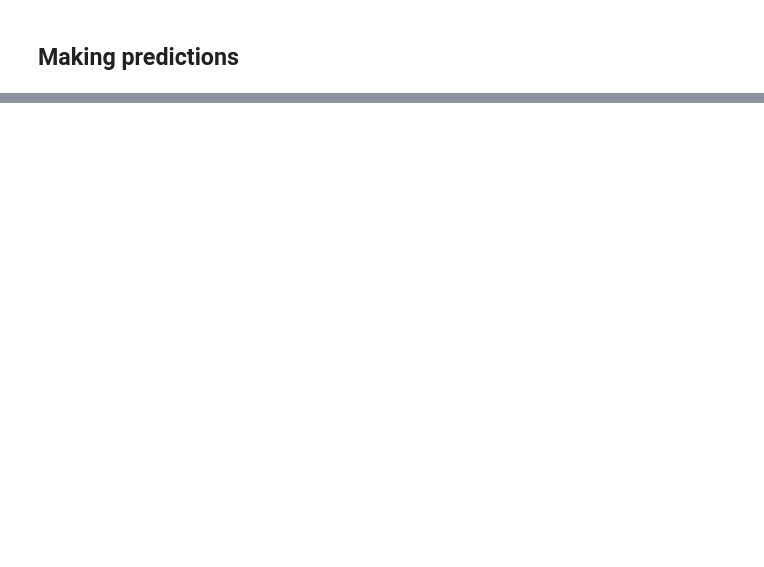
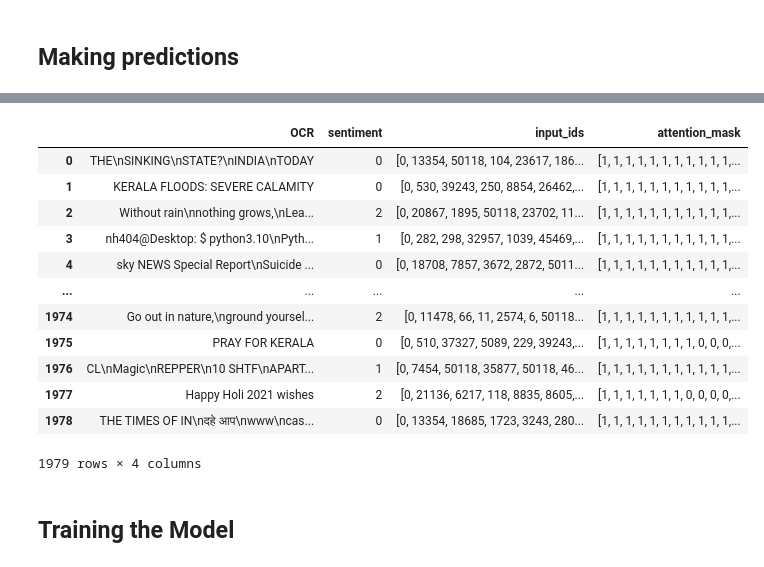
Before and after one commit to soham-b-github/mevitsa, a Jupyter notebook: notebooks/expt/musait-expt-models-tsa.ipynb, the cells around one changed output, grey strips where cells are left out. Saved outputs shown, nothing was run; the diff lists cells and outputs as text; code cells hidden in the pictures; blank space fills up the shorter version.

```diff
--- a/notebooks/expt/musait-expt-models-tsa.ipynb
+++ b/notebooks/expt/musait-expt-models-tsa.ipynb
@@ -387,0 +660,14 @@ plt.show()
+# %%
+from sklearn.model_selection import train_test_split
+from datasets import ClassLabel
+import datasets
+
+# First define the label names from your dataset
+label_names = dataset['train'].unique('sentiment')
+label_names.sort()
+
+# Cast the sentiment column to ClassLabel
+dataset = dataset.cast_column("sentiment", ClassLabel(names=label_names))
+
+# Now you can stratify
+split_dataset = dataset['train'].train_test_split(test_size=0.2, stratify_by_column="sentiment")
@@ -387,0 +691,10 @@ plt.show()
+# %%
+split = split_dataset['train'].train_test_split(test_size=0.1, stratify_by_column="sentiment")
+
+final_dataset = datasets.dataset_dict.DatasetDict({
+    'train': split['train'],
+    'validation': split['test'],
+    'test': split_dataset['test']
+})
+
+final_dataset
@@ -387,0 +819,18 @@ plt.show()
+# %%
+df_train
+# %% [output]
+|  | OCR | sentiment | input_ids | attention_mask |
+| 0 | THE\nSINKING\nSTATE?\nINDIA\nTODAY | 0 | [0, 13354, 50118, 104, 23617, 186... | [1, 1, 1, 1, 1, 1, 1, 1, 1, 1, 1,... |
+| 1 | KERALA FLOODS: SEVERE CALAMITY | 0 | [0, 530, 39243, 250, 8854, 26462,... | [1, 1, 1, 1, 1, 1, 1, 1, 1, 1, 1,... |
+| 2 | Without rain\nnothing grows,\nLea... | 2 | [0, 20867, 1895, 50118, 23702, 11... | [1, 1, 1, 1, 1, 1, 1, 1, 1, 1, 1,... |
+| 3 | nh404@Desktop: $ python3.10\nPyth... | 1 | [0, 282, 298, 32957, 1039, 45469,... | [1, 1, 1, 1, 1, 1, 1, 1, 1, 1, 1,... |
+| 4 | sky NEWS Special Report\nSuicide ... | 0 | [0, 18708, 7857, 3672, 2872, 5011... | [1, 1, 1, 1, 1, 1, 1, 1, 1, 1, 1,... |
+| ... | ... | ... | ... | ... |
+| 1974 | Go out in nature,\nground yoursel... | 2 | [0, 11478, 66, 11, 2574, 6, 50118... | [1, 1, 1, 1, 1, 1, 1, 1, 1, 1, 1,... |
+| 1975 | PRAY FOR KERALA | 0 | [0, 510, 37327, 5089, 229, 39243,... | [1, 1, 1, 1, 1, 1, 1, 1, 0, 0, 0,... |
+| 1976 | CL\nMagic\nREPPER\n10 SHTF\nAPART... | 1 | [0, 7454, 50118, 35877, 50118, 46... | [1, 1, 1, 1, 1, 1, 1, 1, 1, 1, 1,... |
+| 1977 | Happy Holi 2021 wishes | 2 | [0, 21136, 6217, 118, 8835, 8605,... | [1, 1, 1, 1, 1, 1, 1, 0, 0, 0, 0,... |
+| 1978 | THE TIMES OF IN\nदहे आप\nwww\ncas... | 0 | [0, 13354, 18685, 1723, 3243, 280... | [1, 1, 1, 1, 1, 1, 1, 1, 1, 1, 1,... |
+1979 rows × 4 columns
+# %% [markdown]
+## Training the Model
```
Also changed, not shown: parts of 80 cells of this notebook.
